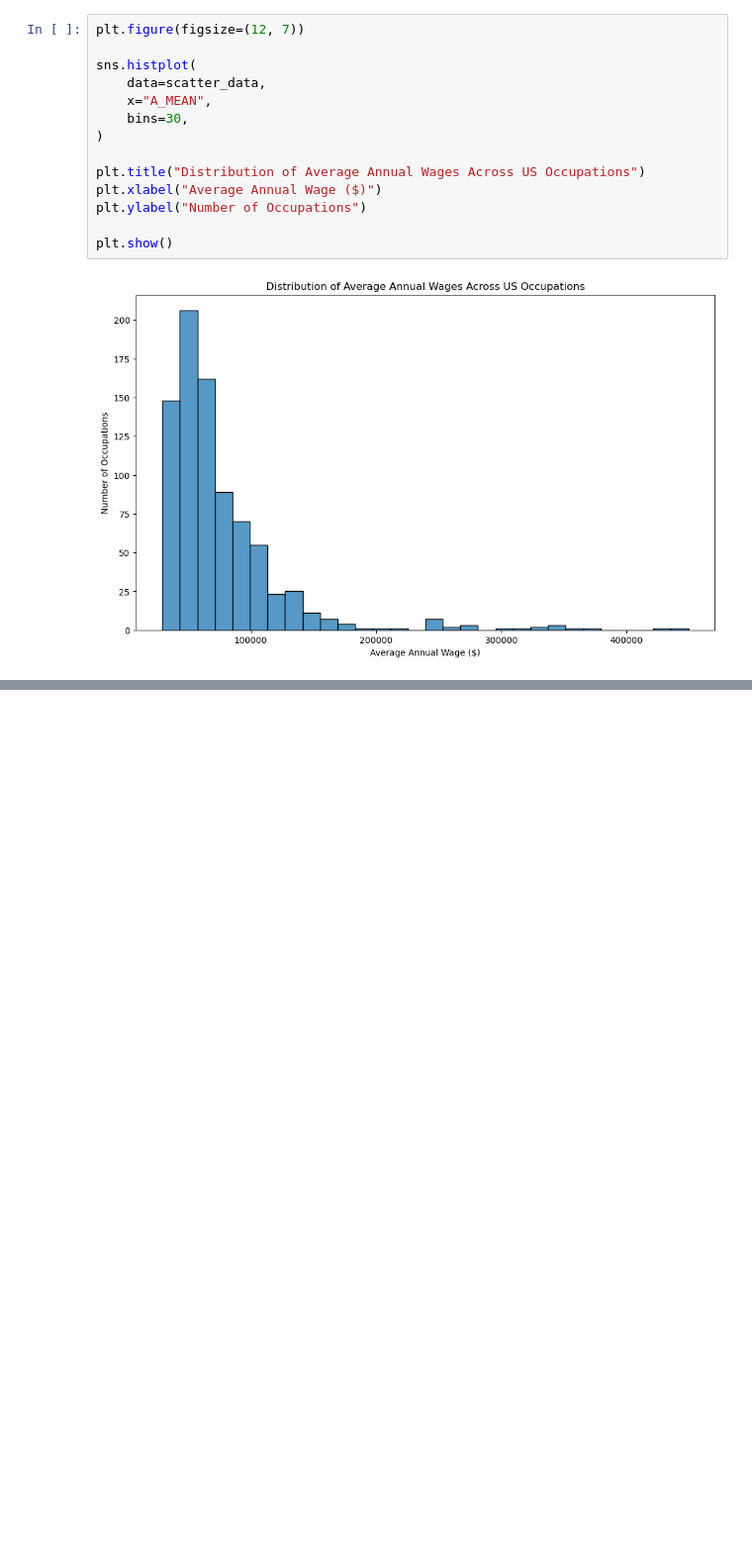
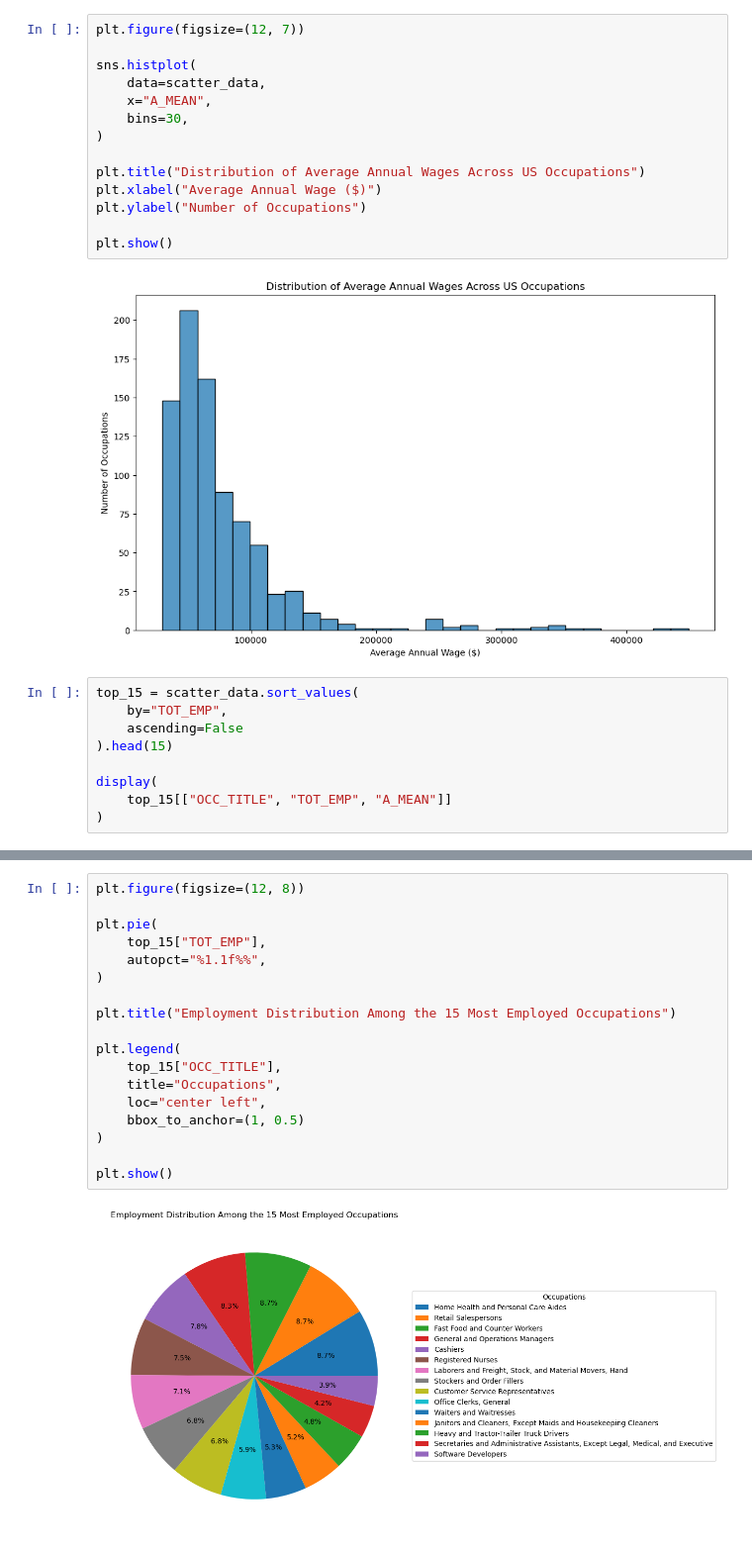
Before and after one commit to eliascari/US-Employment-Data-Analysis-CA1-EliasCari-2023275, a Jupyter notebook: USA-Employment-Data-Analysis.ipynb, the cells around one changed output, grey strips where cells are left out. Shown at 99% size. Drawn from its saved outputs; the diff is of its cells as text; blank space fills up the shorter version.

```diff
--- a/USA-Employment-Data-Analysis.ipynb
+++ b/USA-Employment-Data-Analysis.ipynb
@@ -191,3 +191,12 @@ plt.ylabel("Number of Occupations")
 plt.show()
 # %% [output]
 [figure]
+# %%
+top_15 = scatter_data.sort_values(
+    by="TOT_EMP",
+    ascending=False
+).head(15)
+
+display(
+    top_15[["OCC_TITLE", "TOT_EMP", "A_MEAN"]]
+)
@@ -193,0 +220,20 @@ plt.show()
+# %%
+plt.figure(figsize=(12, 8))
+
+plt.pie(
+    top_15["TOT_EMP"],
+    autopct="%1.1f%%",
+)
+
+plt.title("Employment Distribution Among the 15 Most Employed Occupations")
+
+plt.legend(
+    top_15["OCC_TITLE"],
+    title="Occupations",
+    loc="center left",
+    bbox_to_anchor=(1, 0.5)
+)
+
+plt.show()
+# %% [output]
+[figure, added]
```
Also changed, not shown: parts of 1 cell of this notebook.
